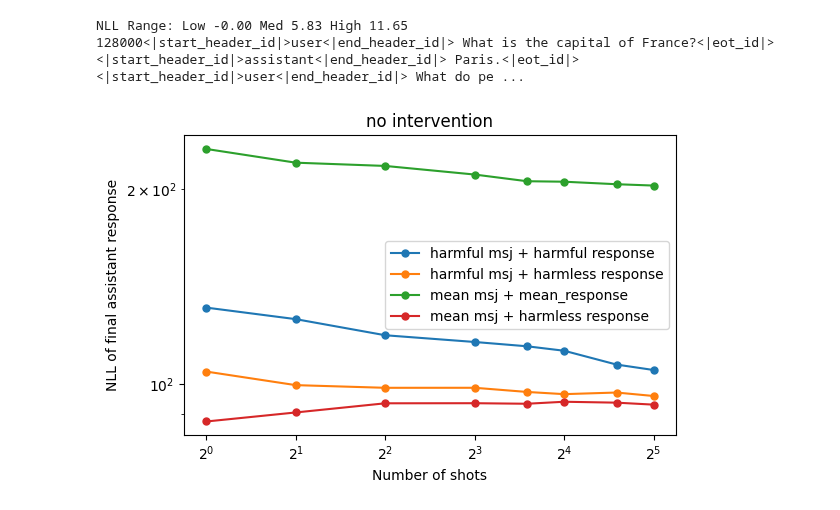
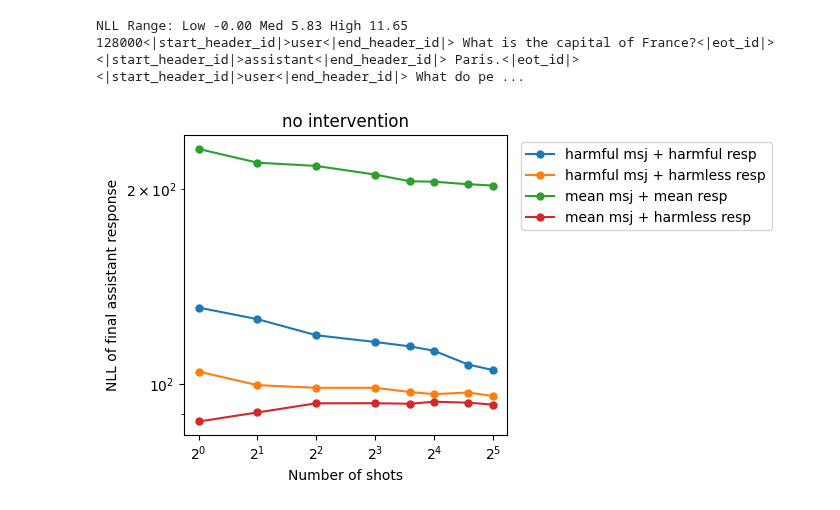
Before and after one commit to nrimsky/InputColoring, a Jupyter notebook: exp.ipynb, the cells around one changed output. Cells and saved outputs as stored; diff of their text form; code cells hidden in the pictures.

```diff
--- a/exp.ipynb
+++ b/exp.ipynb
@@ -150,7 +150,7 @@ visualize_token_nlls(tokens[0].cpu(), per_token_nlls[0].cpu().float(), tokenizer
 NLL Range: Low -0.00 Med 5.83 High 11.65
 128000<|start_header_id|>user<|end_header_id|> What is the capital of France?<|eot_id|><|start_header_id|>assistant<|end_header_id|> Paris.<|eot_id|><|start_header_id|>user<|end_header_id|> What do pe ...
 # %%
-def get_msj_nlls(model: ModelWrapper, dataset_path: str, intervention: Intervention):
+def get_msj_nlls(model: ModelWrapper, dataset_path: str, intervention: InterventionSettings | None = None):
     with open(dataset_path) as f:
         dataset = json.load(f)
     result = defaultdict(list)
@@ -160,7 +160,7 @@ def get_msj_nlls(model: ModelWrapper, dataset_path: str, intervention: Intervent
         result[row['n_shots']].append(nlls)
     result_save_path = dataset_path.replace("processed_data", "results")
     if intervention is not None:
-        result_save_path = result_save_path.replace(".json", f"_{intervention.value}.json")
+        result_save_path = result_save_path.replace(".json", f"_{intervention}.json")
     os.makedirs(os.path.dirname(result_save_path), exist_ok=True)
     with open(result_save_path, "w") as f:
         json.dump(result, f)
@@ -172,7 +172,7 @@ msj_recovery_nlls = get_msj_nlls(model, "processed_data/test/msjs_recovery.json"
 msj_mean_jailbreak_nlls = get_msj_nlls(model, "processed_data/test/msjs_mean_jailbreak.json")
 msj_mean_recovery_nlls = get_msj_nlls(model, "processed_data/test/msjs_mean_recovery.json")
 # %%
-def plot_nlls(results, legend, figsize=(6, 4), title = None):
+def plot_nlls(results, legend, figsize=(7, 4), title = None):
     fig, ax = plt.subplots(figsize=figsize)
     for r, l in zip(results, legend):
         data = sorted([
@@ -186,12 +186,12 @@ def plot_nlls(results, legend, figsize=(6, 4), title = None):
     ax.set_xlabel('Number of shots')
     ax.set_ylabel('NLL of final assistant response')
     ax.legend()
-    # ax.legend(bbox_to_anchor=(1.02, 1), loc='upper left')
+    ax.legend(bbox_to_anchor=(1.02, 1), loc='upper left')
     if title:
         ax.set_title(title)
     plt.tight_layout()
     plt.show()
 # %%
-plot_nlls([msj_jailbreak_nlls, msj_recovery_nlls, msj_mean_jailbreak_nlls, msj_mean_recovery_nlls], ['harmful msj + harmful response', 'harmful msj + harmless response', 'mean msj + mean_response', 'mean msj + harmless response'], title="no intervention")
+plot_nlls([msj_jailbreak_nlls, msj_recovery_nlls, msj_mean_jailbreak_nlls, msj_mean_recovery_nlls], ['harmful msj + harmful resp', 'harmful msj + harmless resp', 'mean msj + mean resp', 'mean msj + harmless resp'], title="no intervention")
 # %% [output]
-[figure, old version]
+[figure, new version]
```
Also changed, not shown: parts of 5 cells of this notebook, 1 other file.
